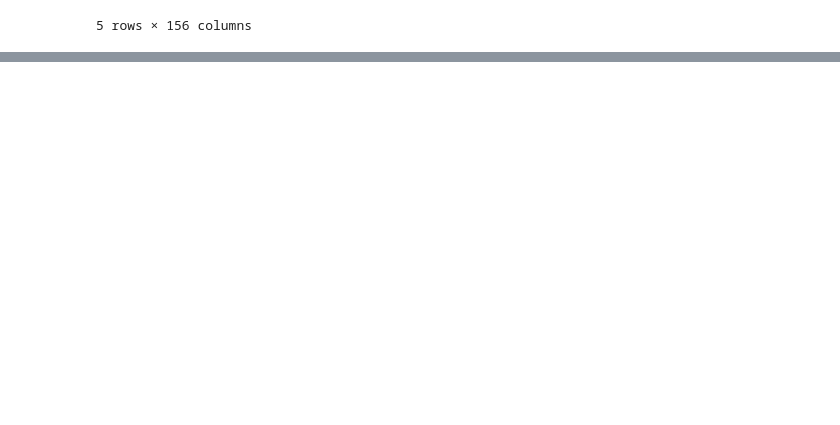
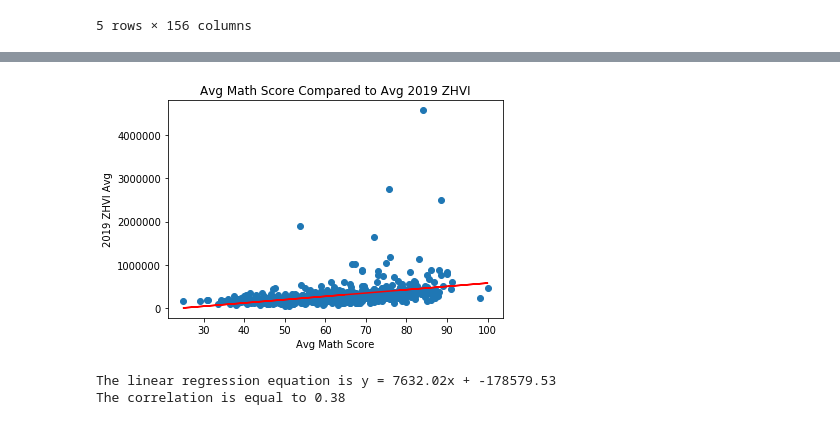
Before and after one commit to nleopard/Florida-Housing-vs-Public-Schools, a Jupyter notebook: Math Analysis.ipynb, the cells around one changed output, grey strips where cells are left out. Cells and saved outputs as stored; diff of their text form; code cells hidden in the pictures; blank space fills up the shorter version.

```diff
--- a/Math Analysis.ipynb
+++ b/Math Analysis.ipynb
@@ -74,0 +45,22 @@ zip_df.head()
+# %%
+# Group dataframe by zip code
+zip_df = math_df.groupby(["Zip Code"])
+
+# Get the mean and median of grades and housing prices
+grades_mean = zip_df["Mathematics Achievement"].mean()
+grades_median = zip_df["Mathematics Achievement"].median()
+
+# Convert housing prices to a list and then store averages from that list in a variable
+house_average_list = ['2019-01','2019-02','2019-03','2019-04','2019-05','2019-06','2019-07','2019-08','2019-09','2019-10','2019-11','2019-12']
+zhvi_01_19 = zip_df["2019-01"].mean()
+zhvi_12_19 = zip_df["2019-12"].mean()
+zhvi_2019_df = math_df.groupby(["Zip Code"])['2019-01','2019-02','2019-03','2019-04','2019-05','2019-06','2019-07','2019-08','2019-09','2019-10','2019-11','2019-12'].mean()
+
+# Create new column to store total 2019 zhvi average
+zhvi_2019_df["2019 ZHVI Avg"] = zhvi_2019_df.mean(axis=1)
+zhvi_2019 = zhvi_2019_df["2019 ZHVI Avg"]
+
+# Create dataframe from variables
+table_1 = pd.DataFrame({"Avg Math Score": grades_mean, "Median Math Score": grades_median, "Jan. ZHVI Avg": zhvi_01_19, "Dec. ZHVI Avg": zhvi_12_19, "2019 ZHVI Avg": zhvi_2019})
+print("2019 Grades and Housing Summary Table")
+table_1
@@ -74,0 +83,27 @@ zip_df.head()
+# %%
+# Calculate the correlation coefficient
+avg_math_score = table_1.iloc[:,0]
+avg_2019_zhvi = table_1.iloc[:,4]
+correlation = sts.pearsonr(avg_math_score,avg_2019_zhvi)
+
+# Plot the correlation
+x_values = table_1["Avg Math Score"]
+y_values = table_1["2019 ZHVI Avg"]
+(slope, intercept, rvalue, pvalue, stderr) = linregress(x_values, y_values)
+regress_values = x_values * slope + intercept
+line_eq = "y = " + str(round(slope,2)) + "x + " + str(round(intercept,2))
+plt.scatter(x_values, y_values)
+plt.plot(x_values,regress_values,"r-")
+plt.annotate(line_eq,(6,10),fontsize=10,color="red")
+plt.xlabel("Avg Math Score")
+plt.ylabel("2019 ZHVI Avg")
+plt.title("Avg Math Score Compared to Avg 2019 ZHVI")
+plt.show()
+
+# Print regression equation and correlation coefficient
+print(f"The linear regression equation is {line_eq}")
+print(f"The correlation is equal to {round(correlation[0],2)}")
+# %% [output]
+[figure, added]
+The linear regression equation is y = 7632.02x + -178579.53
+The correlation is equal to 0.38
```
Also changed, not shown: parts of 4 cells of this notebook.
